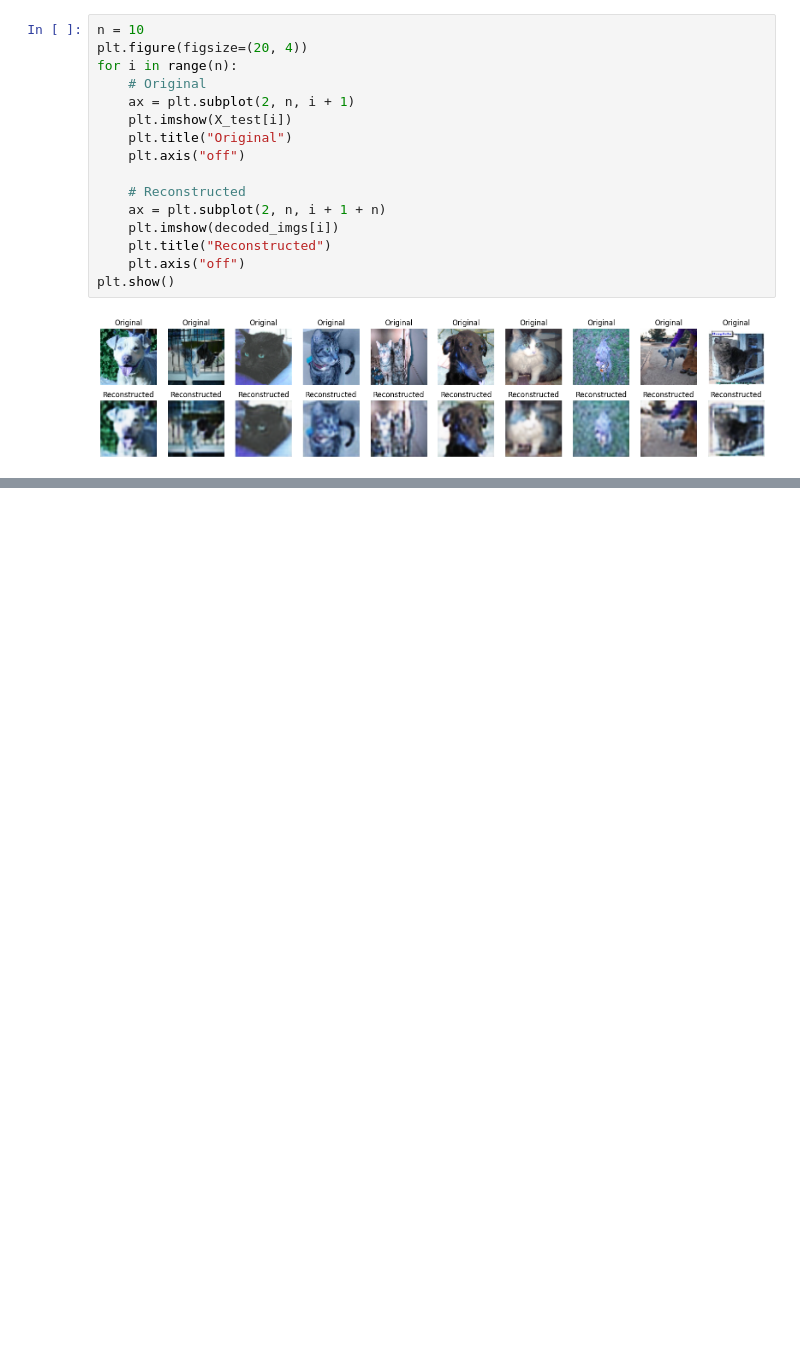
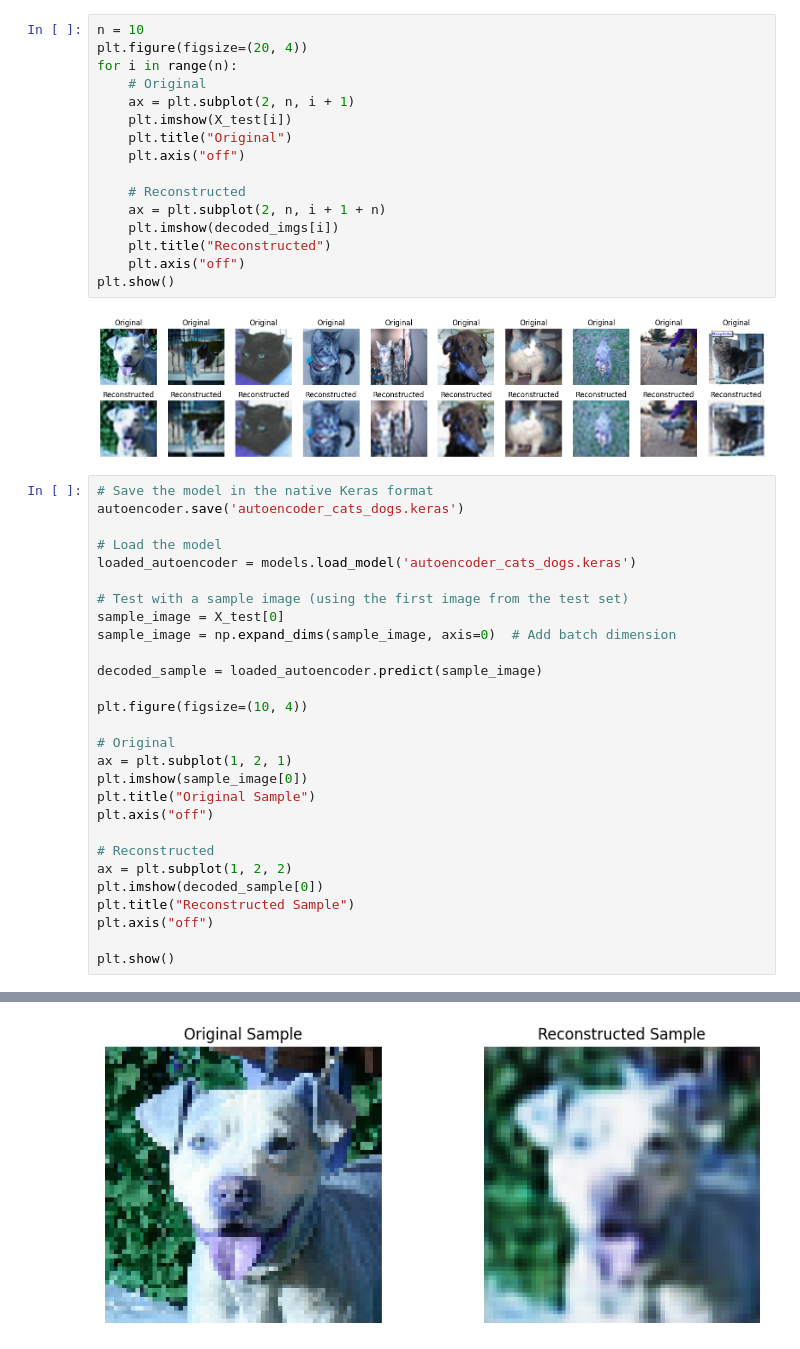
Before and after one commit to usshaa/BK_BIRLA_DL, a Jupyter notebook: 08_DL/03_Autoencoder_Implementation_with_Dog_vs_Cat_Images.ipynb, the cells around one changed output, grey strips where cells are left out. Cells and saved outputs as stored; diff of their text form; blank space fills up the shorter version.

```diff
--- a/08_DL/03_Autoencoder_Implementation_with_Dog_vs_Cat_Images.ipynb
+++ b/08_DL/03_Autoencoder_Implementation_with_Dog_vs_Cat_Images.ipynb
@@ -154,3 +154,32 @@ for i in range(n):
 plt.show()
 # %% [output]
 [figure]
+# %%
+# Save the model in the native Keras format
+autoencoder.save('autoencoder_cats_dogs.keras')
+
+# Load the model
+loaded_autoencoder = models.load_model('autoencoder_cats_dogs.keras')
+
+# Test with a sample image (using the first image from the test set)
+sample_image = X_test[0]
+sample_image = np.expand_dims(sample_image, axis=0)  # Add batch dimension
+
+decoded_sample = loaded_autoencoder.predict(sample_image)
+
+plt.figure(figsize=(10, 4))
+
+# Original
+ax = plt.subplot(1, 2, 1)
+plt.imshow(sample_image[0])
+plt.title("Original Sample")
+plt.axis("off")
+
+# Reconstructed
+ax = plt.subplot(1, 2, 2)
+plt.imshow(decoded_sample[0])
+plt.title("Reconstructed Sample")
+plt.axis("off")
+
+plt.show()
+# %% [output]
@@ -156,0 +187 @@ plt.show()
+[figure, added]
```
Also changed, not shown: parts of 1 cell of this notebook.
